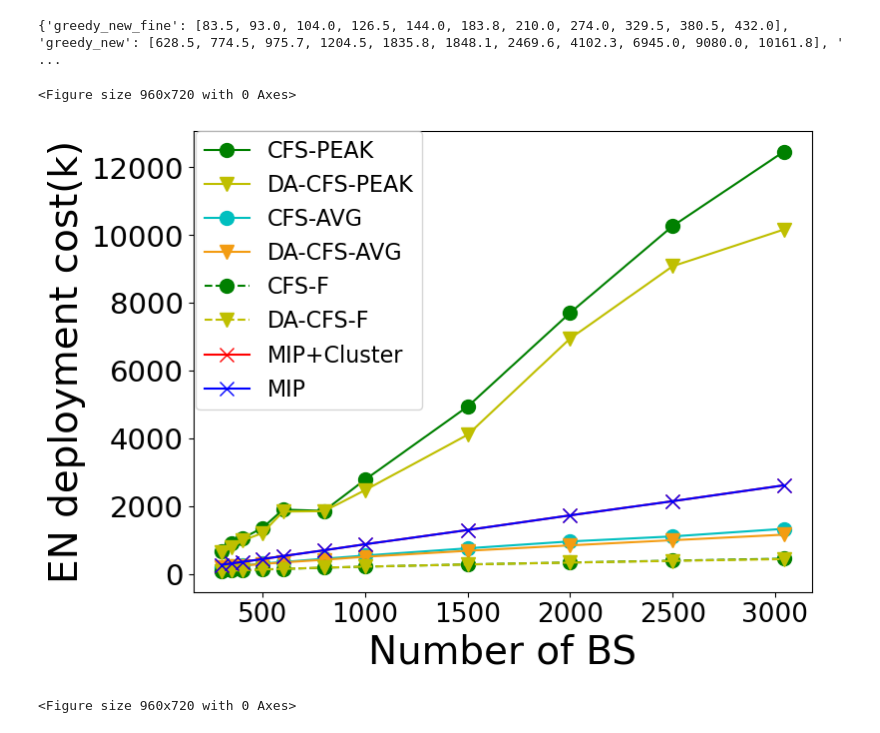
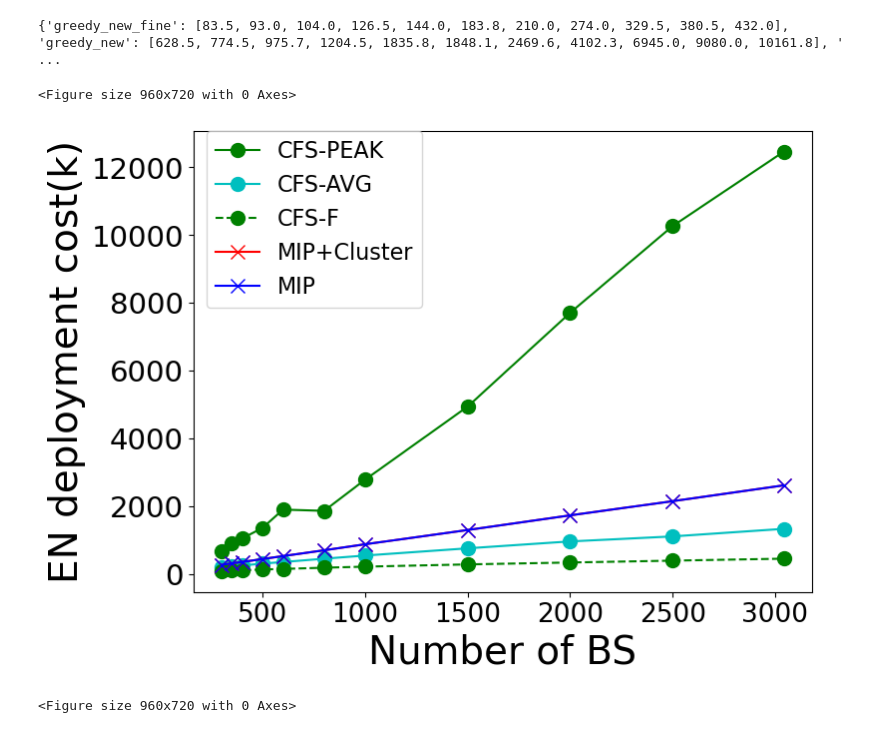
Before and after one commit to PetalZh/MECExpJava, a Jupyter notebook: Plot/MECPlot/plot.ipynb, the cells around one changed output. Cells and saved outputs as stored; diff of their text form; code cells hidden in the pictures.

```diff
--- a/Plot/MECPlot/plot.ipynb
+++ b/Plot/MECPlot/plot.ipynb
@@ -93,37 +93,37 @@ def plotCost():
 
     plt.xlabel(r'Number of BS', fontsize=font)
     plt.ylabel(r'EN deployment cost(k)', fontsize=font)
 
     plt.xticks(fontsize=19)
     plt.yticks(fontsize=21)
 
     n = [int(i) for i in x]
     #markersize=15, linewidth = 3,
     #plt.plot(n, plot_dict['random'], "y.-",  label="Random")
     plt.plot(n, plot_dict['greedy'], "go-",  label="CFS-PEAK", markersize=10)
-    plt.plot(n, plot_dict['greedy_new'], "yv-",label="DA-CFS-PEAK", markersize=10)
+    # plt.plot(n, plot_dict['greedy_new'], "yv-",label="DA-CFS-PEAK", markersize=10)
     plt.plot(n, plot_dict['greedy_avg'], "co-",label="CFS-AVG", markersize=10)
-    plt.plot(n, plot_dict['greedy_new_avg'], "v-", color="#F39C12", label="DA-CFS-AVG", markersize=10)
+    # plt.plot(n, plot_dict['greedy_new_avg'], "v-", color="#F39C12", label="DA-CFS-AVG", markersize=10)
     plt.plot(n, plot_dict['greedy_fine'], "go--",label="CFS-F", markersize=10)
-    plt.plot(n, plot_dict['greedy_new_fine'], "yv--",label="DA-CFS-F", markersize=10)
+    # plt.plot(n, plot_dict['greedy_new_fine'], "yv--",label="DA-CFS-F", markersize=10)
     plt.plot(n, plot_dict['mip_cluster'], "rx-",label="MIP+Cluster", markersize=10)
 
     plt.plot(n, plot_dict['mip'], "bx-",label="MIP", markersize=10)
 
 #     plt.plot(n[0:len(plot_dict['mip'])], plot_dict['mip'], "mx-",label="MIP", markersize=10)
 
 
     plt.legend(bbox_to_anchor=(0.37, 1), loc=1, borderaxespad=0., fontsize = 16)
 
     #plt.grid(True)
 
     plt.savefig('./img/cost.png', bbox_inches = 'tight')
 
 plotCost()
 # %% [output]
 {'greedy_new_fine': [83.5, 93.0, 104.0, 126.5, 144.0, 183.8, 210.0, 274.0, 329.5, 380.5, 432.0], 'greedy_new': [628.5, 774.5, 975.7, 1204.5, 1835.8, 1848.1, 2469.6, 4102.3, 6945.0, 9080.0, 10161.8], ' ...
 <Figure size 960x720 with 0 Axes>
-[figure, old version]
+[figure, new version]
 # %%
 # dict[theta][method][bs_num] ->[en, cost, time]
 plt.figure(dpi=150)
```
Also changed, not shown: parts of 7 cells of this notebook, 16 other files.
